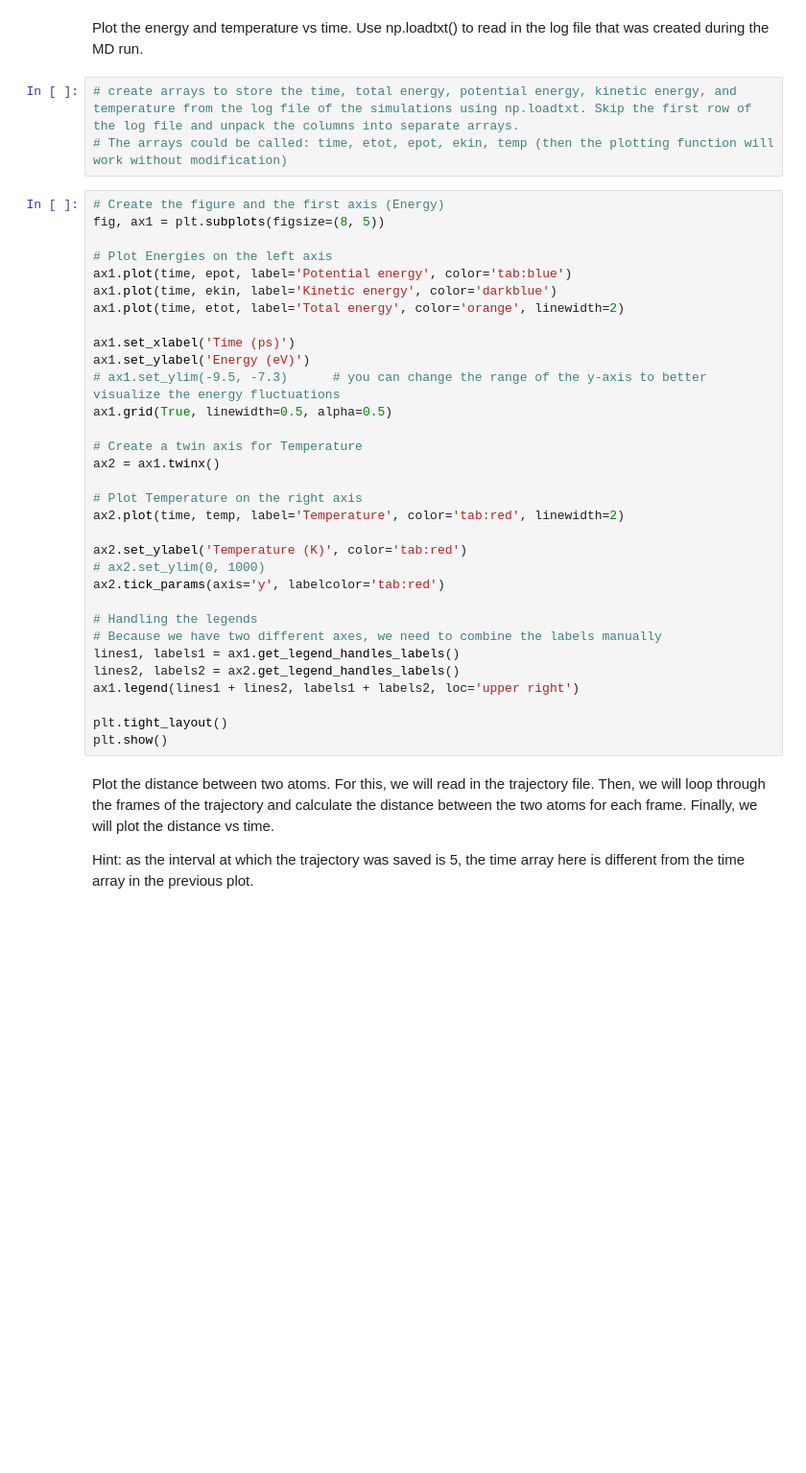
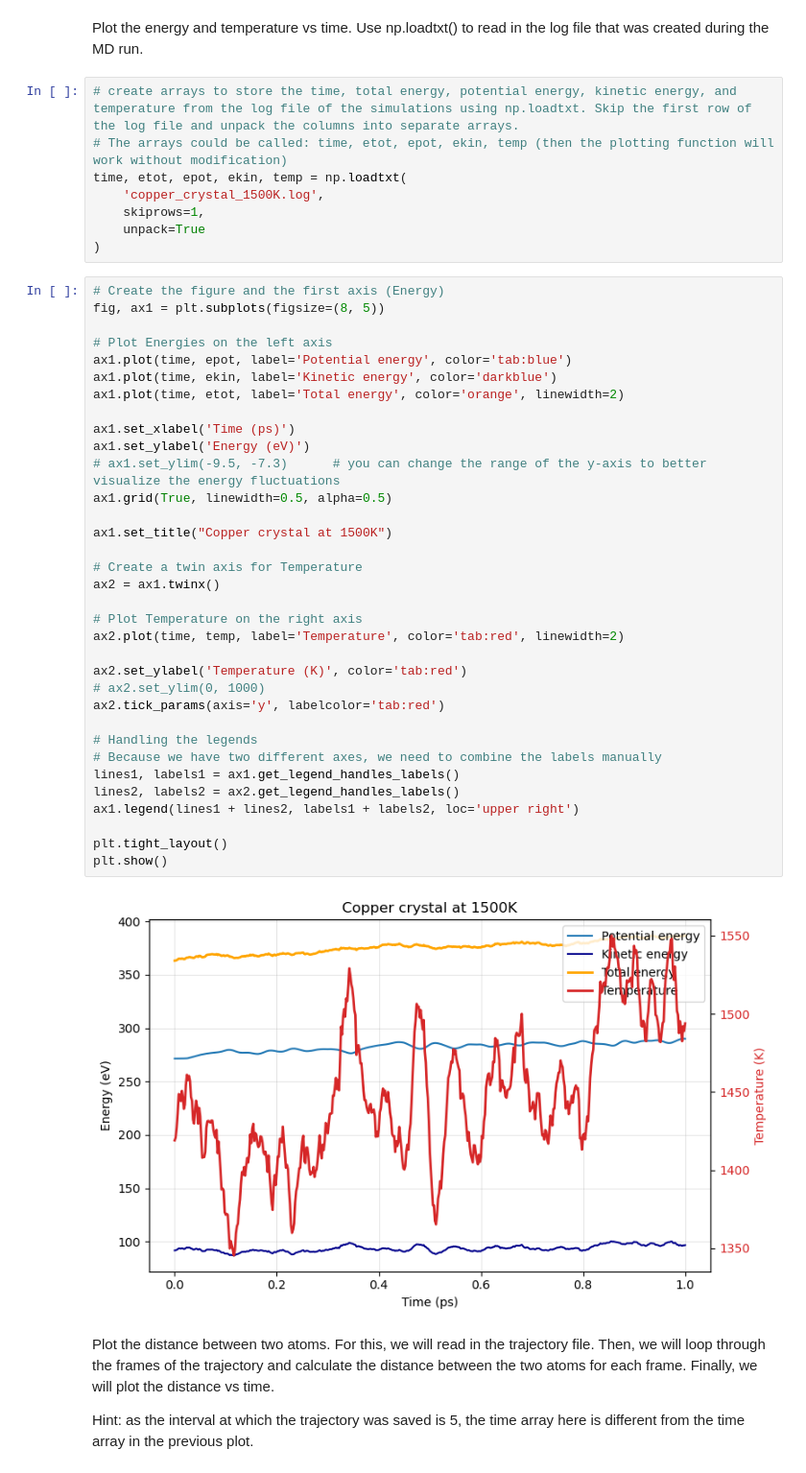
Before and after one commit to JulianBruegger996/Compchem, a Jupyter notebook: 9/Day9_MD_copper.ipynb, the cells around one changed output. Shown at 96% size. Cells and saved outputs as stored; diff of their text form; blank space fills up the shorter version.

```diff
--- a/9/Day9_MD_copper.ipynb
+++ b/9/Day9_MD_copper.ipynb
@@ -65,38 +95,47 @@ Plot the energy and temperature vs time. Use np.loadtxt() to read in the log fil
 # %%
 # create arrays to store the time, total energy, potential energy, kinetic energy, and temperature from the log file of the simulations using np.loadtxt. Skip the first row of the log file and unpack the columns into separate arrays.
 # The arrays could be called: time, etot, epot, ekin, temp (then the plotting function will work without modification)
+time, etot, epot, ekin, temp = np.loadtxt(
+    'copper_crystal_1500K.log',
+    skiprows=1,
+    unpack=True
+)
 # %%
 # Create the figure and the first axis (Energy)
 fig, ax1 = plt.subplots(figsize=(8, 5))
 
 # Plot Energies on the left axis
 ax1.plot(time, epot, label='Potential energy', color='tab:blue')
 ax1.plot(time, ekin, label='Kinetic energy', color='darkblue')
 ax1.plot(time, etot, label='Total energy', color='orange', linewidth=2)
 
 ax1.set_xlabel('Time (ps)')
 ax1.set_ylabel('Energy (eV)')
 # ax1.set_ylim(-9.5, -7.3)      # you can change the range of the y-axis to better visualize the energy fluctuations
 ax1.grid(True, linewidth=0.5, alpha=0.5)
+
+ax1.set_title("Copper crystal at 1500K")
 
 # Create a twin axis for Temperature
 ax2 = ax1.twinx()
 
 # Plot Temperature on the right axis
 ax2.plot(time, temp, label='Temperature', color='tab:red', linewidth=2)
 
 ax2.set_ylabel('Temperature (K)', color='tab:red')
 # ax2.set_ylim(0, 1000)
 ax2.tick_params(axis='y', labelcolor='tab:red')
 
 # Handling the legends
 # Because we have two different axes, we need to combine the labels manually
 lines1, labels1 = ax1.get_legend_handles_labels()
 lines2, labels2 = ax2.get_legend_handles_labels()
 ax1.legend(lines1 + lines2, labels1 + labels2, loc='upper right')
 
 plt.tight_layout()
 plt.show()
+# %% [output]
+[figure, added]
 # %% [markdown]
 Plot the distance between two atoms. For this, we will read in the trajectory file. Then, we will loop through the frames of the trajectory and calculate the distance between the two atoms for each frame. Finally, we will plot the distance vs time.
 
```
Also changed, not shown: parts of 13 cells of this notebook, 8 other files.
